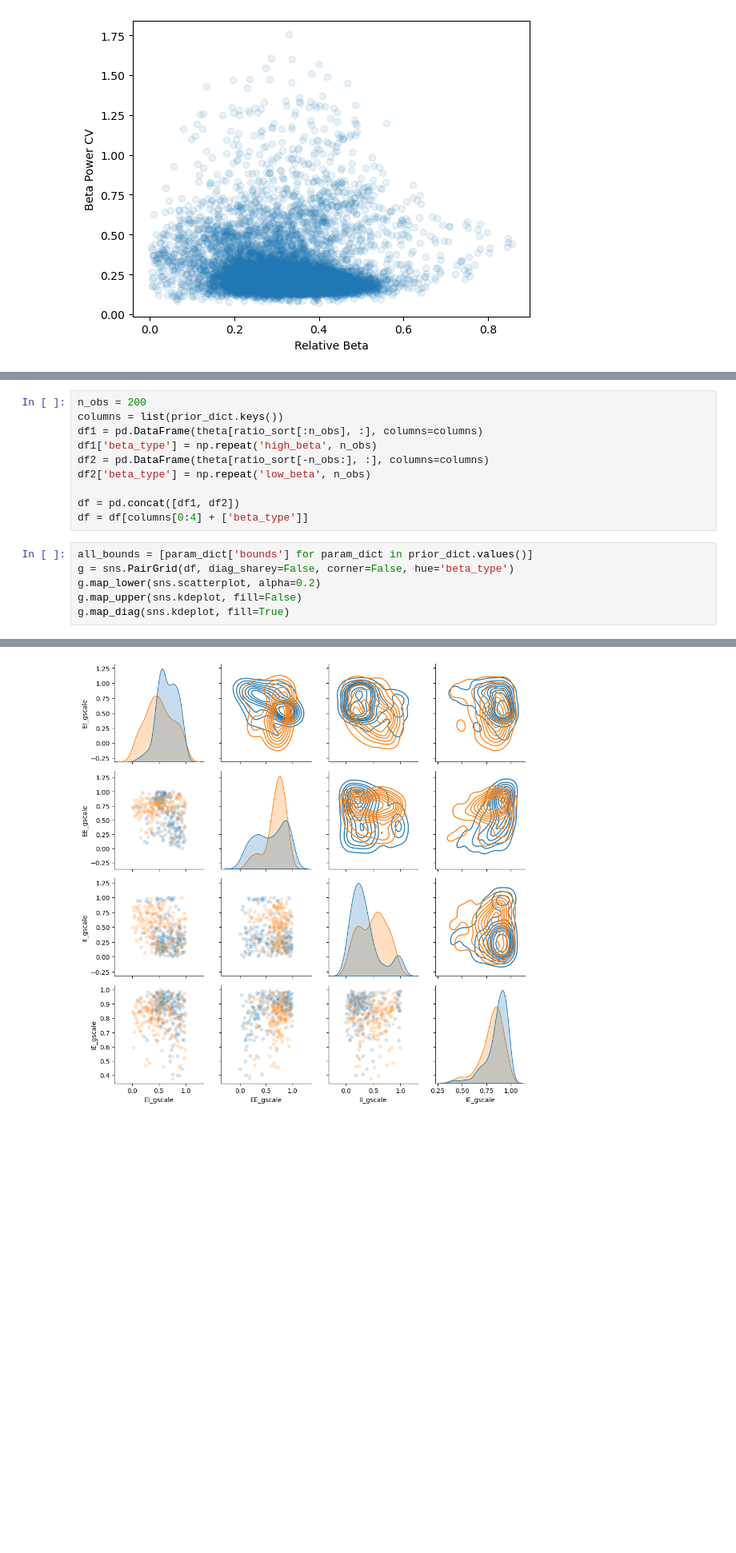
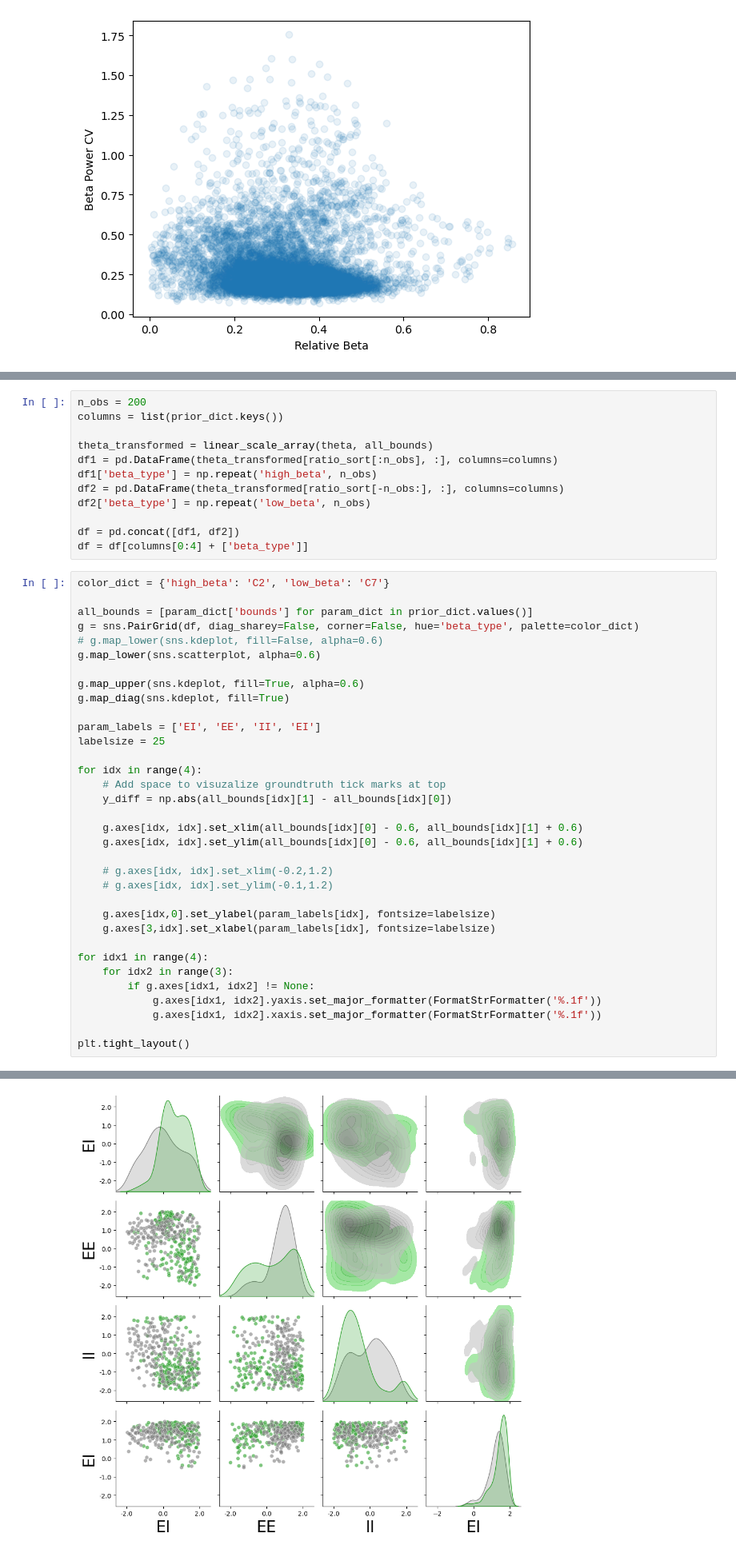
Before and after one commit to ntolley/hnn_latent, a Jupyter notebook: notebooks/excitation_propogation.ipynb, the cells around one changed output, grey strips where cells are left out. Shown at 80% size. Drawn from its saved outputs; the diff is of its cells as text; blank space fills up the shorter version.

```diff
--- a/notebooks/excitation_propogation.ipynb
+++ b/notebooks/excitation_propogation.ipynb
@@ -212,17 +210,47 @@ for sim_idx in ratio_sort[6000:6003]:
 # %%
 n_obs = 200
 columns = list(prior_dict.keys())
-df1 = pd.DataFrame(theta[ratio_sort[:n_obs], :], columns=columns)
+
+theta_transformed = linear_scale_array(theta, all_bounds)
+df1 = pd.DataFrame(theta_transformed[ratio_sort[:n_obs], :], columns=columns)
 df1['beta_type'] = np.repeat('high_beta', n_obs)
-df2 = pd.DataFrame(theta[ratio_sort[-n_obs:], :], columns=columns)
+df2 = pd.DataFrame(theta_transformed[ratio_sort[-n_obs:], :], columns=columns)
 df2['beta_type'] = np.repeat('low_beta', n_obs)
 
 df = pd.concat([df1, df2])
 df = df[columns[0:4] + ['beta_type']]
 # %%
+color_dict = {'high_beta': 'C2', 'low_beta': 'C7'}
+
 all_bounds = [param_dict['bounds'] for param_dict in prior_dict.values()]
-g = sns.PairGrid(df, diag_sharey=False, corner=False, hue='beta_type')
-g.map_lower(sns.scatterplot, alpha=0.2)
-g.map_upper(sns.kdeplot, fill=False)
+g = sns.PairGrid(df, diag_sharey=False, corner=False, hue='beta_type', palette=color_dict)
+# g.map_lower(sns.kdeplot, fill=False, alpha=0.6)
+g.map_lower(sns.scatterplot, alpha=0.6)
+
+g.map_upper(sns.kdeplot, fill=True, alpha=0.6)
 g.map_diag(sns.kdeplot, fill=True)
+
+param_labels = ['EI', 'EE', 'II', 'EI']
+labelsize = 25
+
+for idx in range(4):
+    # Add space to visuzalize groundtruth tick marks at top
+    y_diff = np.abs(all_bounds[idx][1] - all_bounds[idx][0])
+
+    g.axes[idx, idx].set_xlim(all_bounds[idx][0] - 0.6, all_bounds[idx][1] + 0.6)
+    g.axes[idx, idx].set_ylim(all_bounds[idx][0] - 0.6, all_bounds[idx][1] + 0.6)
+
+    # g.axes[idx, idx].set_xlim(-0.2,1.2)
+    # g.axes[idx, idx].set_ylim(-0.1,1.2)
+
+    g.axes[idx,0].set_ylabel(param_labels[idx], fontsize=labelsize)
+    g.axes[3,idx].set_xlabel(param_labels[idx], fontsize=labelsize)
+
+for idx1 in range(4):
+    for idx2 in range(3):
+        if g.axes[idx1, idx2] != None:
+            g.axes[idx1, idx2].yaxis.set_major_formatter(FormatStrFormatter('%.1f'))
+            g.axes[idx1, idx2].xaxis.set_major_formatter(FormatStrFormatter('%.1f'))
+
+plt.tight_layout()
 # %% [output]
@@ -230 +257 @@ g.map_diag(sns.kdeplot, fill=True)
-[figure, old version]
+[figure, new version]
```
Also changed, not shown: parts of 7 cells of this notebook, 3 other files.
